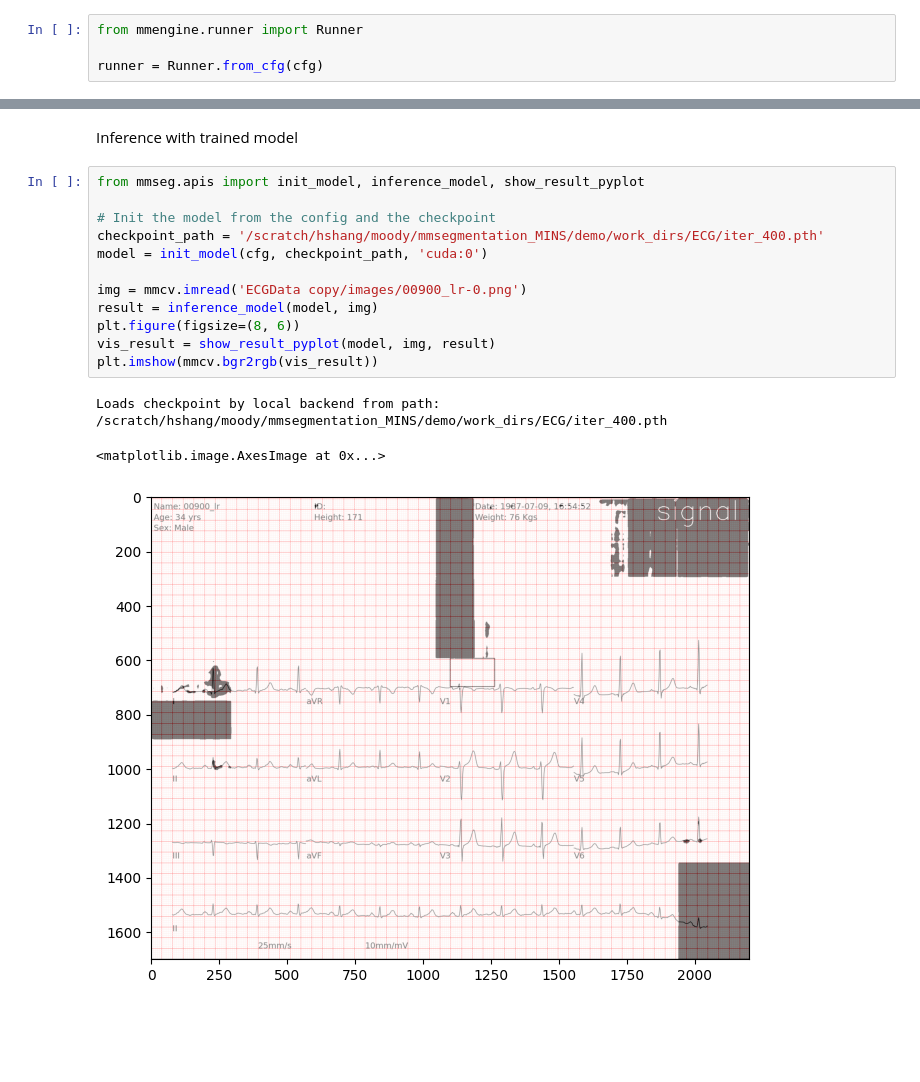
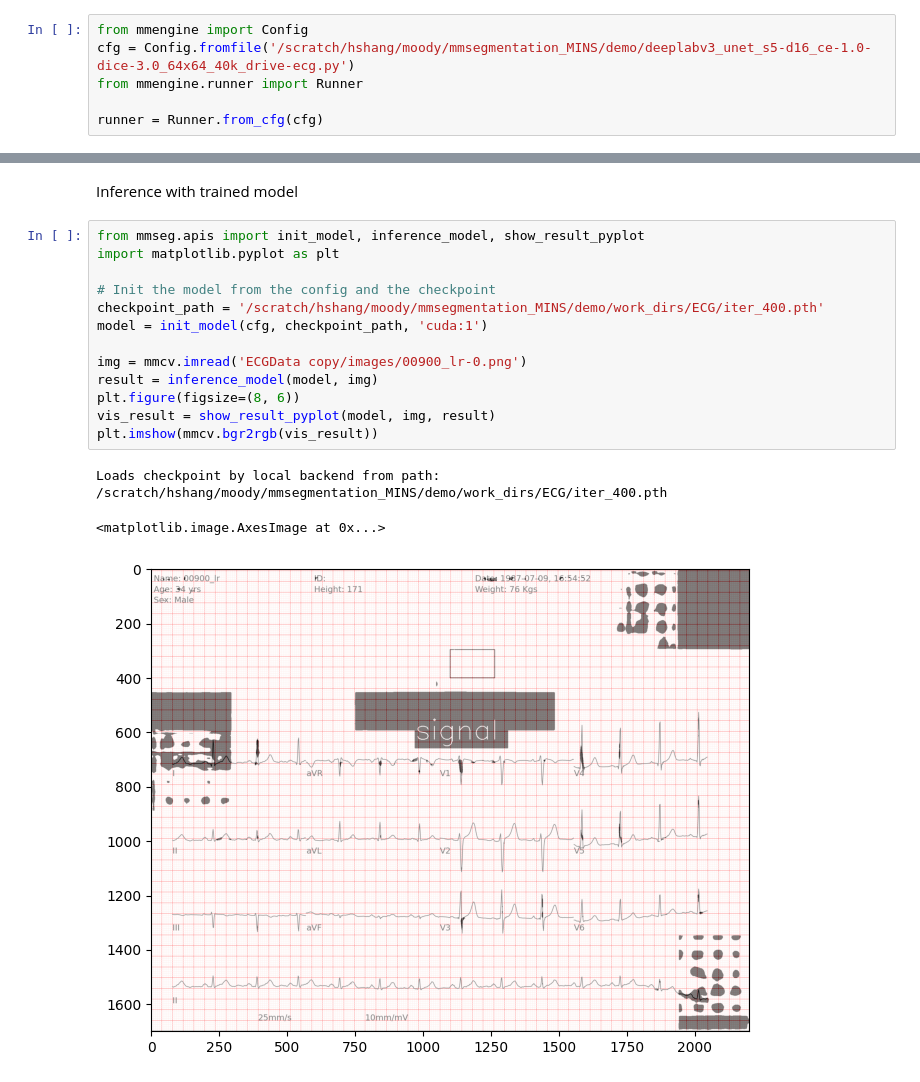
Before and after one commit to MINSMoody/mmsegmentation_MINS, a Jupyter notebook: demo/ECGSegmentation_Tutorial.ipynb, the cells around one changed output, grey strips where cells are left out. Drawn from its saved outputs; the diff is of its cells as text; blank space fills up the shorter version.

Commit message:
demo/tutorial

```diff
--- a/demo/ECGSegmentation_Tutorial.ipynb
+++ b/demo/ECGSegmentation_Tutorial.ipynb
@@ -256,6 +372,8 @@ cfg = Config.fromfile('/scratch/hshang/moody/mmsegmentation_MINS/demo/deeplabv3_
 # %% [markdown]
 ### Train and Evaluation
 # %%
+from mmengine import Config
+cfg = Config.fromfile('/scratch/hshang/moody/mmsegmentation_MINS/demo/deeplabv3_unet_s5-d16_ce-1.0-dice-3.0_64x64_40k_drive-ecg.py')
 from mmengine.runner import Runner
 
 runner = Runner.from_cfg(cfg)
@@ -307,17 +451,18 @@ For debugging consider passing CUDA_LAUNCH_BLOCKING=1.
 Inference with trained model
 # %%
 from mmseg.apis import init_model, inference_model, show_result_pyplot
+import matplotlib.pyplot as plt
 
 # Init the model from the config and the checkpoint
 checkpoint_path = '/scratch/hshang/moody/mmsegmentation_MINS/demo/work_dirs/ECG/iter_400.pth'
-model = init_model(cfg, checkpoint_path, 'cuda:0')
+model = init_model(cfg, checkpoint_path, 'cuda:1')
 
 img = mmcv.imread('ECGData copy/images/00900_lr-0.png')
 result = inference_model(model, img)
 plt.figure(figsize=(8, 6))
 vis_result = show_result_pyplot(model, img, result)
 plt.imshow(mmcv.bgr2rgb(vis_result))
 # %% [output]
 Loads checkpoint by local backend from path: /scratch/hshang/moody/mmsegmentation_MINS/demo/work_dirs/ECG/iter_400.pth
 <matplotlib.image.AxesImage at 0x...>
-[figure, old version]
+[figure, new version]
```
Also changed, not shown: parts of 9 cells of this notebook, 4 other files.
